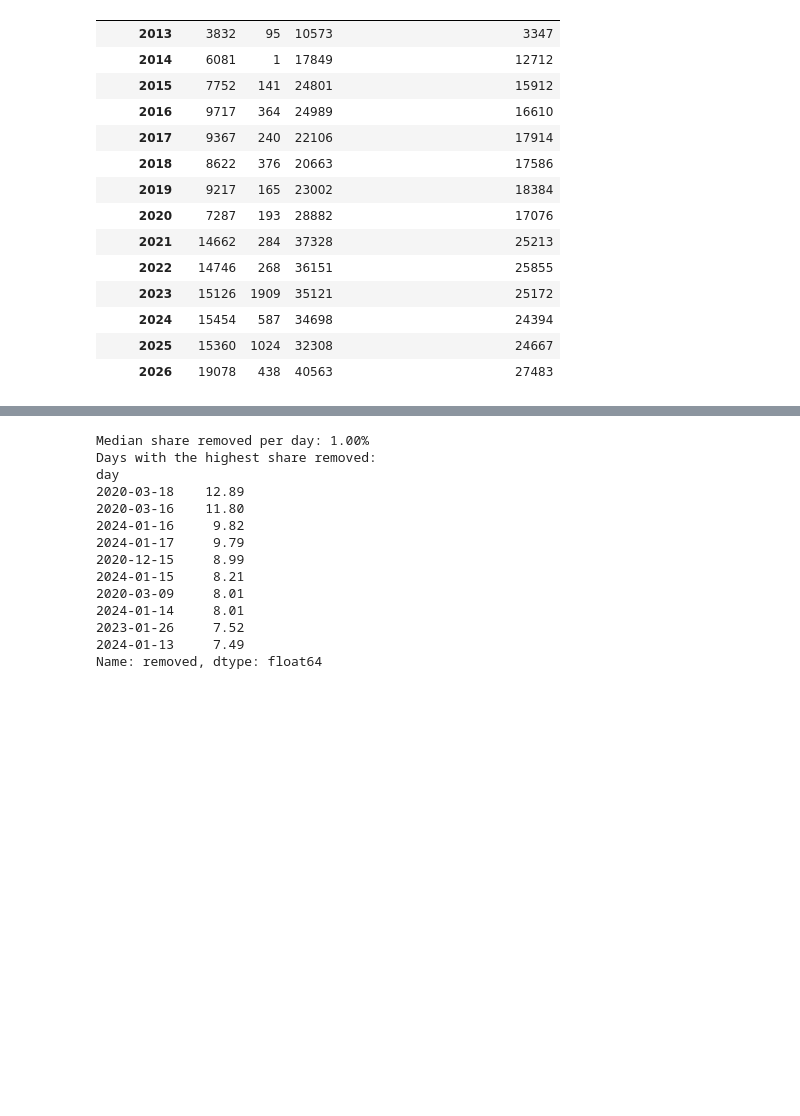
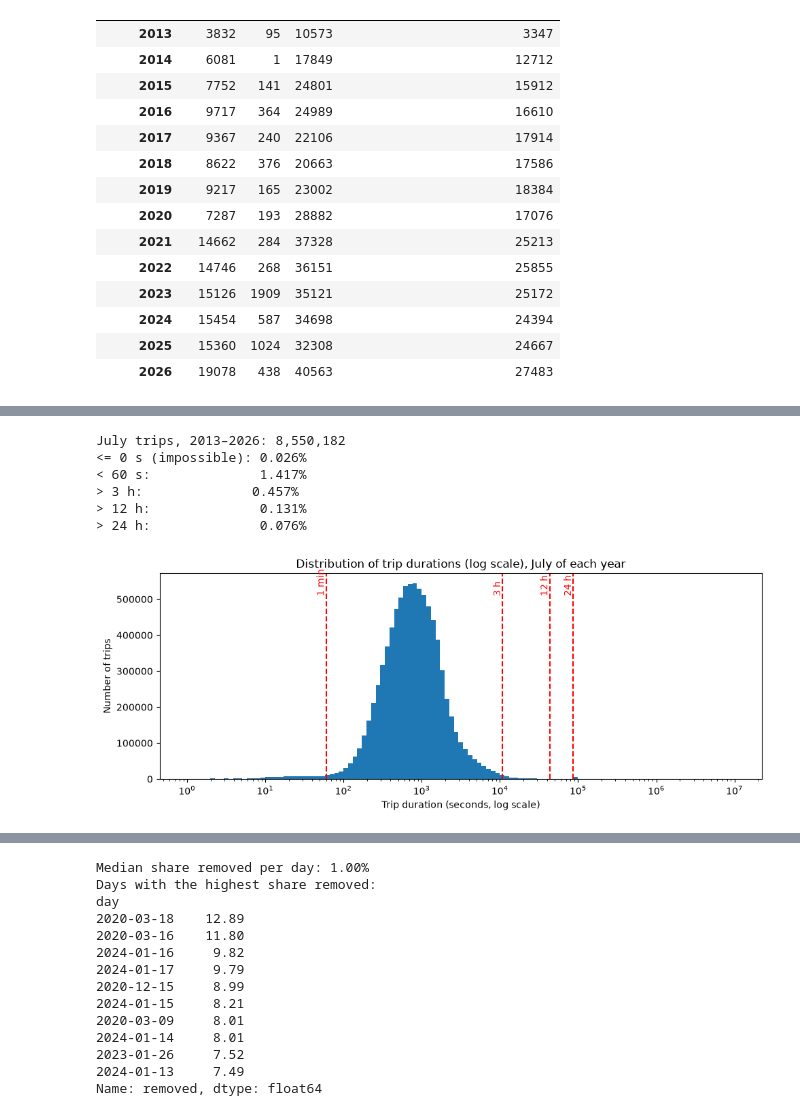
Before and after one commit to laure-cio/ADA-project2026, a Jupyter notebook: results.ipynb, the cells around one changed output, grey strips where cells are left out. Saved outputs shown, nothing was run; the diff lists cells and outputs as text; code cells hidden in the pictures; blank space fills up the shorter version.

```diff
--- a/results.ipynb
+++ b/results.ipynb
@@ -330,0 +191,9 @@ Trips: 58,209,830 in 108 files
+# %%
+import contextlib, io
+from src.data.pipeline import run_steps_1_to_3
+
+with contextlib.redirect_stdout(io.StringIO()):      # hides the 108 progress lines
+    log_1_3 = run_steps_1_to_3(inventory)
+log_1_3.to_csv("data/interim/log_steps_1_3.csv", index=False)
+
+print(f"Total rows: {log_1_3['n_rows'].sum():,} | total failed dates: {log_1_3['failed_dates'].sum()}")
@@ -458,0 +365,35 @@ Trips in sample: 12,084,553
+# %%
+# Files that can contain July trips, then keep only July
+july_files = [f for f in sorted(glob.glob("data/interim/*.parquet"))
+              if re.search(r"07|Q3|2013__", os.path.basename(f))]
+sample = pd.concat(convert_durations(pd.read_parquet(f, columns=["started_at", "ended_at", "duration_s"]))[0]
+                   for f in july_files)
+sample = sample[sample["started_at"].dt.month == 7]
+d = sample["duration_s"]
+
+print(f"July trips, {sample['started_at'].dt.year.min()}–{sample['started_at'].dt.year.max()}: {len(d):,}")
+print(f"<= 0 s (impossible): {(d <= 0).mean()*100:.3f}%")
+print(f"< 60 s:              {(d < 60).mean()*100:.3f}%")
+for h in [3, 12, 24]:
+    print(f"> {h} h:              {(d > h*3600).mean()*100:.3f}%")
+
+fig, ax = plt.subplots(figsize=(10, 4))
+bins = np.logspace(0, 7, 120)                       # from 1 s to 10^7 s (~115 days)
+ax.hist(d[d > 0], bins=bins)
+ax.set_xscale("log")
+for x, label in [(60, "1 min"), (3*3600, "3 h"), (12*3600, "12 h"), (24*3600, "24 h")]:
+    ax.axvline(x, color="red", linestyle="--")
+    ax.text(x, ax.get_ylim()[1]*0.9, label, color="red", rotation=90, ha="right")
+ax.set_title("Distribution of trip durations (log scale), July of each year")
+ax.set_xlabel("Trip duration (seconds, log scale)")
+ax.set_ylabel("Number of trips")
+plt.tight_layout()
+plt.show()
+# %% [output]
+July trips, 2013–2026: 8,550,182
+<= 0 s (impossible): 0.026%
+< 60 s:              1.417%
+> 3 h:              0.457%
+> 12 h:              0.131%
+> 24 h:              0.076%
+[figure, added]
```
Also changed, not shown: parts of 153 cells of this notebook, 3 other files.
